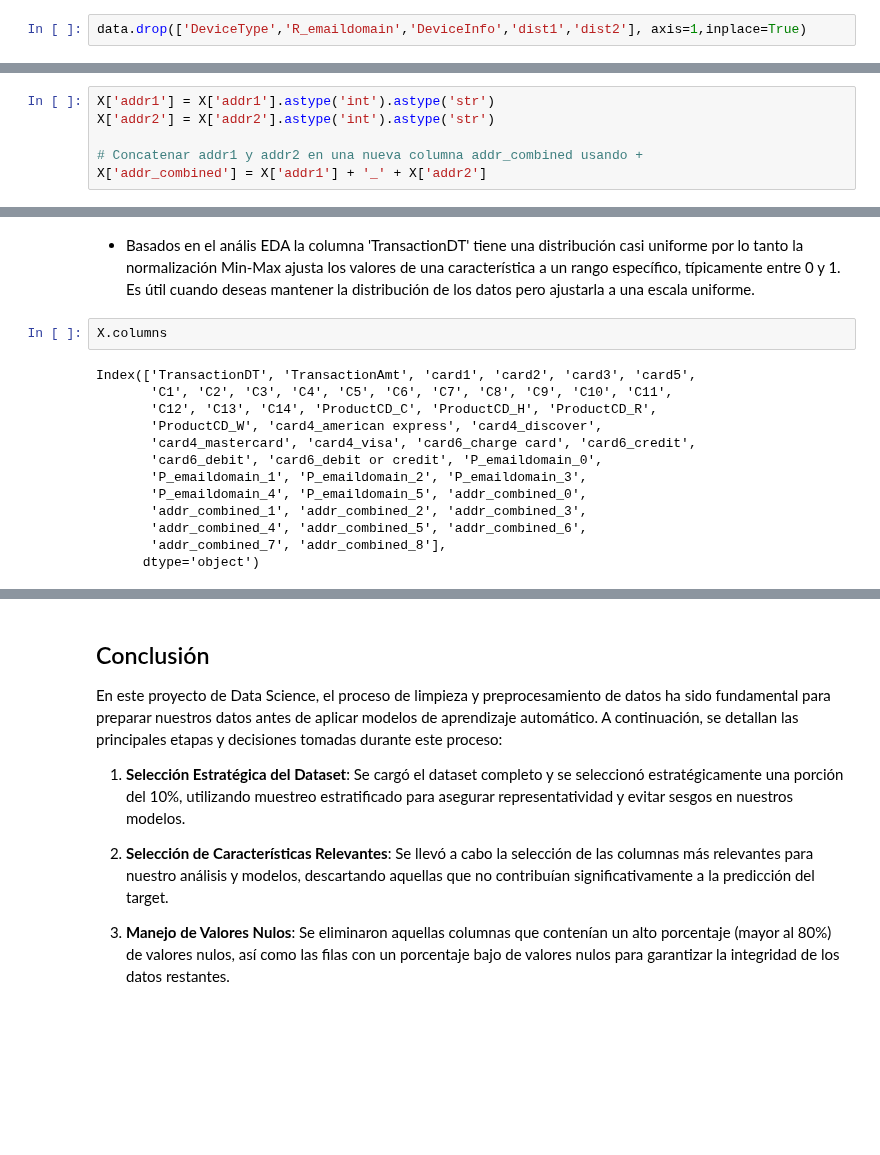
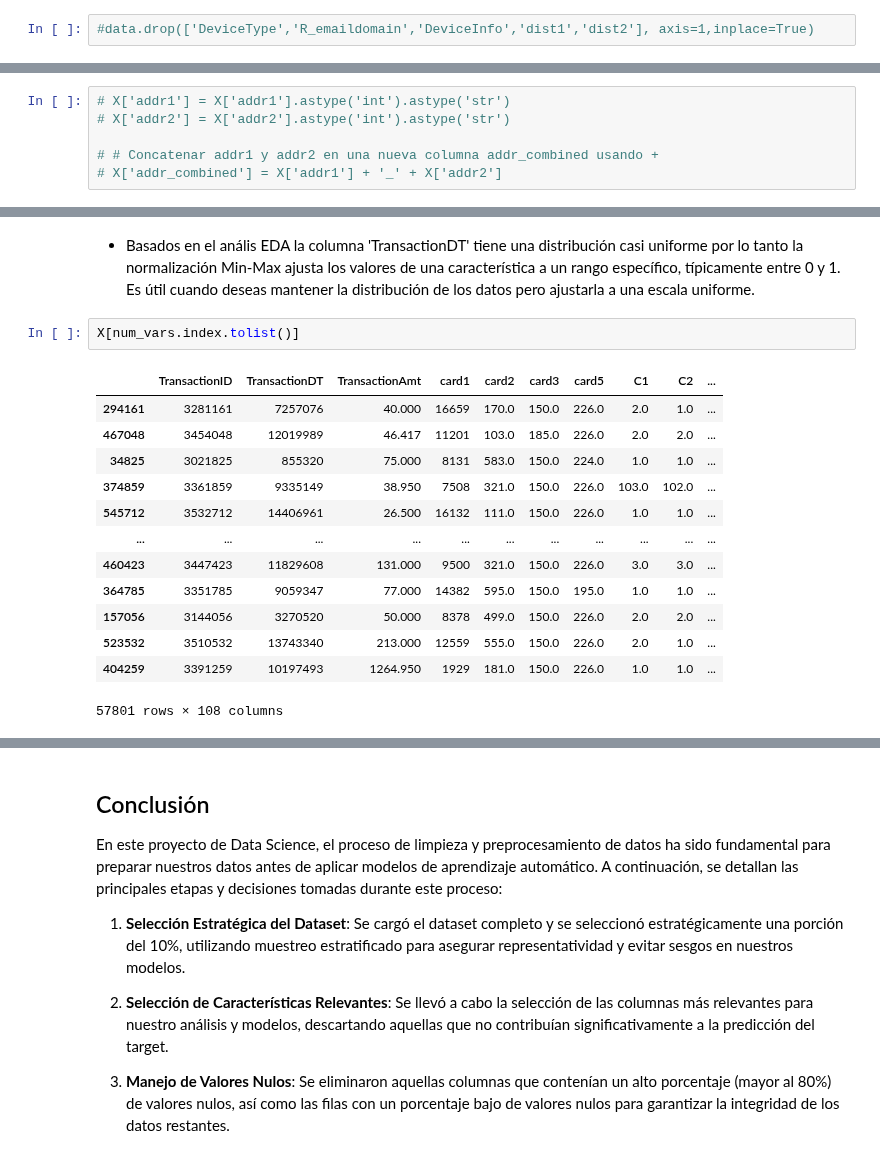
Before and after one commit to JRamos84/deteccion_fraude, a Jupyter notebook: notebooks/02_Data_Cleaning_and_Preprocessing.ipynb, the cells around one changed output, grey strips where cells are left out. Drawn from its saved outputs; the diff is of its cells as text; blank space fills up the shorter version.

```diff
--- a/notebooks/02_Data_Cleaning_and_Preprocessing.ipynb
+++ b/notebooks/02_Data_Cleaning_and_Preprocessing.ipynb
@@ -79,7 +82,7 @@ data = data[['isFraud', 'TransactionDT', 'TransactionAmt',
 - Basándonos en el análisis exploratorio de datos (EDA) realizado previamente, eliminamos las columnas que contienen más del 80% de valores nulos.
 - Eliminamos las filas con valores nulos debido a que tenemos suficientes cantidad de registros
 # %%
-data.drop(['DeviceType','R_emaildomain','DeviceInfo','dist1','dist2'], axis=1,inplace=True)
+#data.drop(['DeviceType','R_emaildomain','DeviceInfo','dist1','dist2'], axis=1,inplace=True)
 # %%
 data.dropna(inplace=True)
 # %%
@@ -197,8 +190,8 @@ y = data['isFraud']  # target
 
 - addr1 representa una región dentro de un país, mientras que addr2 corresponde al código de país. Combinar estas variables podría capturar de manera más efectiva la relación geográfica entre regiones y países en el modelo.
 # %%
-X['addr1'] = X['addr1'].astype('int').astype('str')
-X['addr2'] = X['addr2'].astype('int').astype('str')
+# X['addr1'] = X['addr1'].astype('int').astype('str')
+# X['addr2'] = X['addr2'].astype('int').astype('str')
 
-# Concatenar addr1 y addr2 en una nueva columna addr_combined usando +
-X['addr_combined'] = X['addr1'] + '_' + X['addr2']
+# # Concatenar addr1 y addr2 en una nueva columna addr_combined usando +
+# X['addr_combined'] = X['addr1'] + '_' + X['addr2']
@@ -305,18 +279,19 @@ Index(['TransactionDT', 'TransactionAmt', 'card1', 'card2', 'card3', 'card5',
 ## Normalización y estandarización de las variables.
 # %% [markdown]
 - Basados en el anális EDA la columna 'TransactionDT' tiene una distribución casi uniforme por lo tanto la normalización Min-Max ajusta los valores de una característica a un rango específico, típicamente entre 0 y 1. Es útil cuando deseas mantener la distribución de los datos pero ajustarla a una escala uniforme.
-# %%
-X.columns
-# %% [output]
-Index(['TransactionDT', 'TransactionAmt', 'card1', 'card2', 'card3', 'card5',
-       'C1', 'C2', 'C3', 'C4', 'C5', 'C6', 'C7', 'C8', 'C9', 'C10', 'C11',
-       'C12', 'C13', 'C14', 'ProductCD_C', 'ProductCD_H', 'ProductCD_R',
-       'ProductCD_W', 'card4_american express', 'card4_discover',
-       'card4_mastercard', 'card4_visa', 'card6_charge card', 'card6_credit',
-       'card6_debit', 'card6_debit or credit', 'P_emaildomain_0',
-       'P_emaildomain_1', 'P_emaildomain_2', 'P_emaildomain_3',
-       'P_emaildomain_4', 'P_emaildomain_5', 'addr_combined_0',
-       'addr_combined_1', 'addr_combined_2', 'addr_combined_3',
-       'addr_combined_4', 'addr_combined_5', 'addr_combined_6',
-       'addr_combined_7', 'addr_combined_8'],
-      dtype='object')
+# %%
+X[num_vars.index.tolist()]
+# %% [output]
+|  | TransactionID | TransactionDT | TransactionAmt | card1 | card2 | card3 | card5 | C1 | C2 | ... |
+| 294161 | 3281161 | 7257076 | 40.000 | 16659 | 170.0 | 150.0 | 226.0 | 2.0 | 1.0 | ... |
+| 467048 | 3454048 | 12019989 | 46.417 | 11201 | 103.0 | 185.0 | 226.0 | 2.0 | 2.0 | ... |
+| 34825 | 3021825 | 855320 | 75.000 | 8131 | 583.0 | 150.0 | 224.0 | 1.0 | 1.0 | ... |
+| 374859 | 3361859 | 9335149 | 38.950 | 7508 | 321.0 | 150.0 | 226.0 | 103.0 | 102.0 | ... |
+| 545712 | 3532712 | 14406961 | 26.500 | 16132 | 111.0 | 150.0 | 226.0 | 1.0 | 1.0 | ... |
+| ... | ... | ... | ... | ... | ... | ... | ... | ... | ... | ... |
+| 460423 | 3447423 | 11829608 | 131.000 | 9500 | 321.0 | 150.0 | 226.0 | 3.0 | 3.0 | ... |
+| 364785 | 3351785 | 9059347 | 77.000 | 14382 | 595.0 | 150.0 | 195.0 | 1.0 | 1.0 | ... |
+| 157056 | 3144056 | 3270520 | 50.000 | 8378 | 499.0 | 150.0 | 226.0 | 2.0 | 2.0 | ... |
+| 523532 | 3510532 | 13743340 | 213.000 | 12559 | 555.0 | 150.0 | 226.0 | 2.0 | 1.0 | ... |
+| 404259 | 3391259 | 10197493 | 1264.950 | 1929 | 181.0 | 150.0 | 226.0 | 1.0 | 1.0 | ... |
+57801 rows × 108 columns
```
Also changed, not shown: parts of 23 cells of this notebook.
